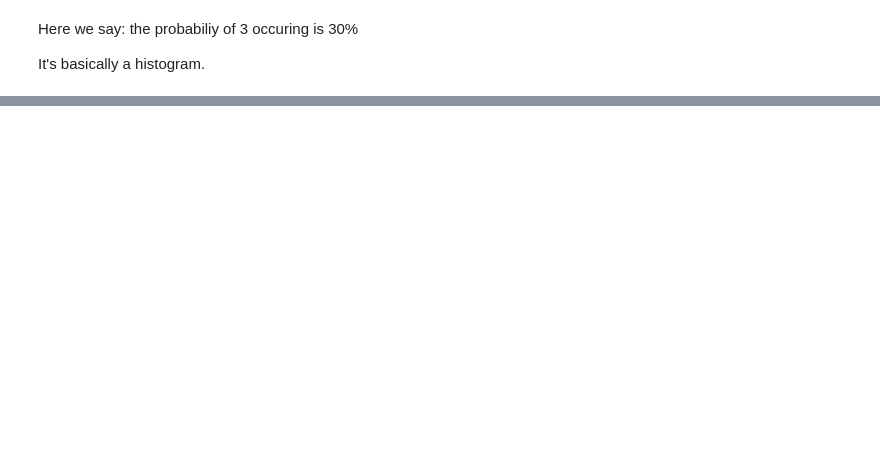
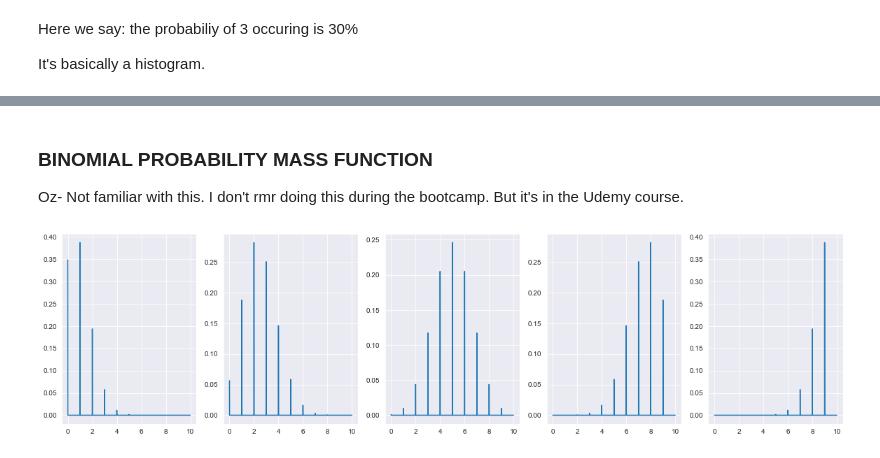
Before and after one commit to Ozxahmed/ML_DS_DL_Udemy_Course, a Jupyter notebook: s2_statistics_probability_refresher.ipynb, the cells around one changed output, grey strips where cells are left out. Saved outputs shown, nothing was run; the diff lists cells and outputs as text; code cells hidden in the pictures; blank space fills up the shorter version.

```diff
--- a/s2_statistics_probability_refresher.ipynb
+++ b/s2_statistics_probability_refresher.ipynb
@@ -170,0 +200,20 @@ It's basically a histogram.
+# %% [markdown]
+### BINOMIAL PROBABILITY MASS FUNCTION
+
+Oz- Not familiar with this. I don't rmr doing this during the bootcamp. But it's in the Udemy course.
+# %%
+n, p = 10, 0.1
+n, q = 10, 0.25
+n, r = 10, 0.5
+n, s = 10, 0.75
+n, t = 10, 0.9
+x = np.arange(0, 10, 0.001)
+
+fig, ax = plt.subplots(1, 5, figsize=(20,5)) #rows, cols; figsize(len, height)
+ax[0].plot(x, binom.pmf(x, n, p))
+ax[1].plot(x, binom.pmf(x, n, q))
+ax[2].plot(x, binom.pmf(x, n, r))
+ax[3].plot(x, binom.pmf(x, n, s))
+ax[4].plot(x, binom.pmf(x, n, t));
+# %% [output]
+[figure, added]
```
Also changed, not shown: parts of 17 cells of this notebook.
